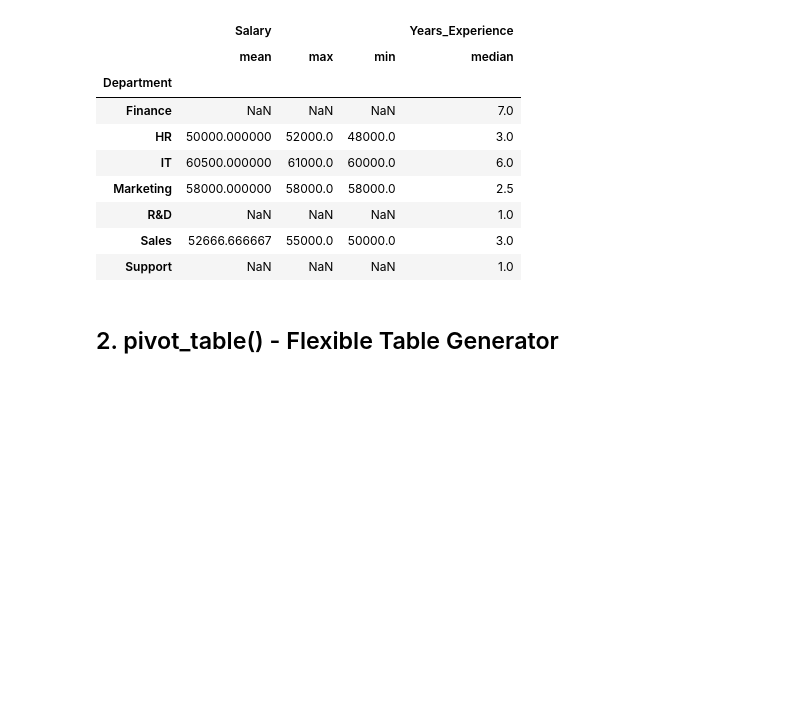
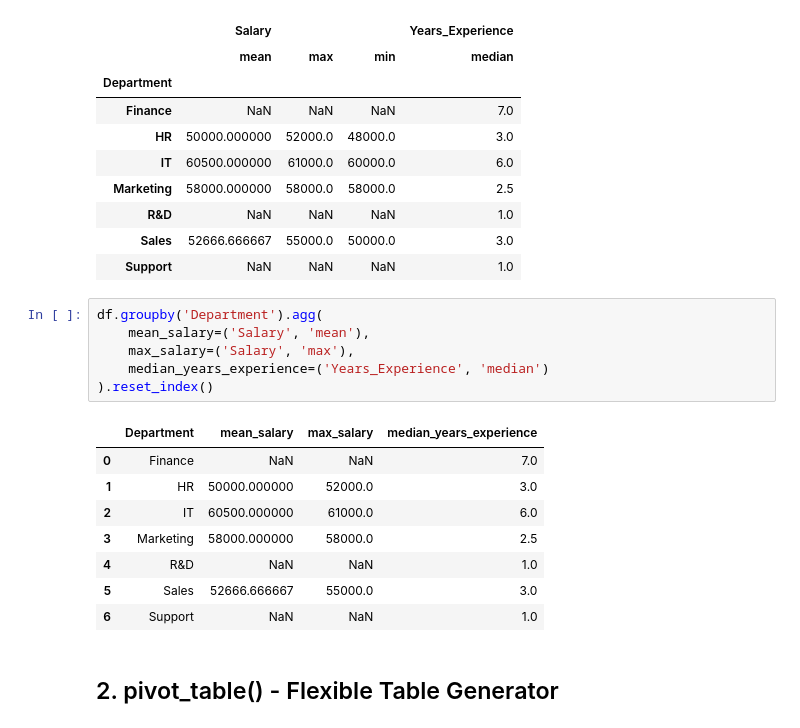
Before and after one commit to YazeedAsmar/Python, a Jupyter notebook: Data Analysis/Level 2/groupby_and_pivot_tables.ipynb, the cells around one changed output. Drawn from its saved outputs; the diff is of its cells as text; blank space fills up the shorter version.

```diff
--- a/Data Analysis/Level 2/groupby_and_pivot_tables.ipynb
+++ b/Data Analysis/Level 2/groupby_and_pivot_tables.ipynb
@@ -128,6 +128,21 @@ df.groupby('Department').agg({
 | R&D | NaN | NaN | NaN | 1.0 |
 | Sales | 52666.666667 | 55000.0 | 50000.0 | 3.0 |
 | Support | NaN | NaN | NaN | 1.0 |
+# %%
+df.groupby('Department').agg(
+    mean_salary=('Salary', 'mean'),
+    max_salary=('Salary', 'max'),
+    median_years_experience=('Years_Experience', 'median')
+).reset_index()
+# %% [output]
+|  | Department | mean_salary | max_salary | median_years_experience |
+| 0 | Finance | NaN | NaN | 7.0 |
+| 1 | HR | 50000.000000 | 52000.0 | 3.0 |
+| 2 | IT | 60500.000000 | 61000.0 | 6.0 |
+| 3 | Marketing | 58000.000000 | 58000.0 | 2.5 |
+| 4 | R&D | NaN | NaN | 1.0 |
+| 5 | Sales | 52666.666667 | 55000.0 | 3.0 |
+| 6 | Support | NaN | NaN | 1.0 |
 # %% [markdown]
 ## 2. pivot_table() - Flexible Table Generator
 # %% [markdown]
```
Also changed, not shown: parts of 1 cell of this notebook.
